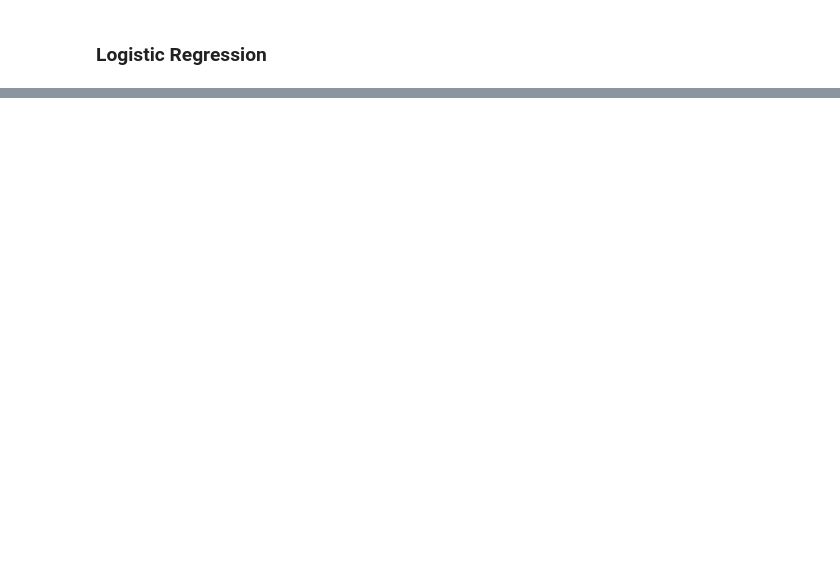
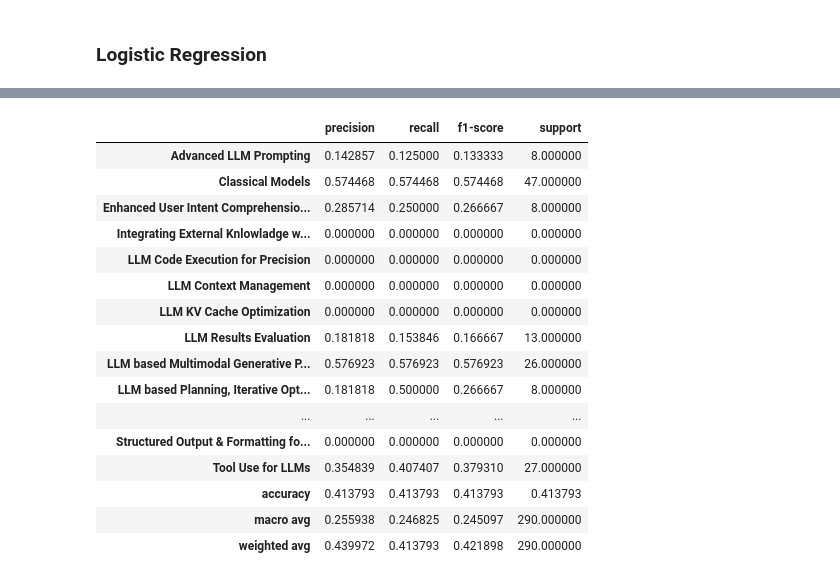
Before and after one commit to HasinthakaPiyumal/AI-Pattern-Mining-Project, a Jupyter notebook: notebooks/3.1.2.2 Syntatic data vs Actual data comparison.ipynb, the cells around one changed output, grey strips where cells are left out. Cells and saved outputs as stored; diff of their text form; code cells hidden in the pictures; blank space fills up the shorter version.

```diff
--- a/notebooks/3.1.2.2 Syntatic data vs Actual data comparison.ipynb
+++ b/notebooks/3.1.2.2 Syntatic data vs Actual data comparison.ipynb
@@ -265,0 +363,62 @@ Average Accuracy: 0.624
+# %%
+kfolded_data = get_folded_splits(fold_count=3,use_only_verified=False,min_samples_per_class=8)
+
+fold_results = []
+predictions = []
+actuals = []
+for fold_index, (train_data, test_data) in enumerate(kfolded_data):
+    print(f"Processing Fold {fold_index + 1}")
+
+    numeric_features = data.select_dtypes(include=[np.number]).columns.tolist()
+    if not numeric_features:
+        raise ValueError("No numeric features detected – please ensure embeddings/features are present.")
+
+    X_train = train_data[numeric_features].fillna(0.0).values
+    X_test = test_data[numeric_features].fillna(0.0).values
+    y_train = train_data[TARGET_COLUMN].astype(str).values
+    y_test = test_data[TARGET_COLUMN].astype(str).values
+
+    label_encoder = LabelEncoder()
+    y_train_encoded = label_encoder.fit_transform(y_train)
+    y_test_encoded = label_encoder.transform(y_test)
+
+    scaler = StandardScaler()
+    X_train = scaler.fit_transform(X_train)
+    X_test = scaler.transform(X_test)
+
+    logreg = LogisticRegression(max_iter=1000,n_jobs=-1)
+    logreg.fit(X_train, y_train_encoded)
+
+    y_pred = logreg.predict(X_test)
+    report = classification_report(
+        y_test_encoded,
+        y_pred,
+        target_names=label_encoder.inverse_transform(np.unique(np.concatenate((y_test_encoded, y_pred)))),
+        output_dict=True,
+        zero_division=0,
+    )
+    report_df = pd.DataFrame(report).T
+    summary = report_df.loc[["accuracy", "macro avg", "weighted avg"]].round(3)
+    class_breakdown = (
+        report_df.drop(index=["accuracy", "macro avg", "weighted avg"]).sort_values("support", ascending=False).head(8).round(3)
+    )
+    fold_results.append({
+        "summary": summary,
+        "class_breakdown": class_breakdown,
+    })
+    actuals.extend(y_test_encoded.tolist())
+    predictions.extend(y_pred.tolist())
+
+overall_report = classification_report(
+    actuals,
+    predictions,
+    target_names=label_encoder.inverse_transform(np.unique(np.concatenate((actuals, predictions)))),
+    output_dict=True,
+    zero_division=0,
+)
+
+print("Accuracy:", overall_report["accuracy"])
+print("F1 Score:", overall_report["weighted avg"]["f1-score"])
+
+pd.DataFrame(overall_report).T
+# %% [output]
@@ -265,0 +430,17 @@ Average Accuracy: 0.624
+|  | precision | recall | f1-score | support |
+| Advanced LLM Prompting | 0.142857 | 0.125000 | 0.133333 | 8.000000 |
+| Classical Models | 0.574468 | 0.574468 | 0.574468 | 47.000000 |
+| Enhanced User Intent Comprehensio... | 0.285714 | 0.250000 | 0.266667 | 8.000000 |
+| Integrating External Knlowladge w... | 0.000000 | 0.000000 | 0.000000 | 0.000000 |
+| LLM Code Execution for Precision | 0.000000 | 0.000000 | 0.000000 | 0.000000 |
+| LLM Context Management | 0.000000 | 0.000000 | 0.000000 | 0.000000 |
+| LLM KV Cache Optimization | 0.000000 | 0.000000 | 0.000000 | 0.000000 |
+| LLM Results Evaluation | 0.181818 | 0.153846 | 0.166667 | 13.000000 |
+| LLM based Multimodal Generative P... | 0.576923 | 0.576923 | 0.576923 | 26.000000 |
+| LLM based Planning, Iterative Opt... | 0.181818 | 0.500000 | 0.266667 | 8.000000 |
+| ... | ... | ... | ... | ... |
+| Structured Output & Formatting fo... | 0.000000 | 0.000000 | 0.000000 | 0.000000 |
+| Tool Use for LLMs | 0.354839 | 0.407407 | 0.379310 | 27.000000 |
+| accuracy | 0.413793 | 0.413793 | 0.413793 | 0.413793 |
+| macro avg | 0.255938 | 0.246825 | 0.245097 | 290.000000 |
+| weighted avg | 0.439972 | 0.413793 | 0.421898 | 290.000000 |
```
Also changed, not shown: parts of 9 cells of this notebook, 15 other files.
